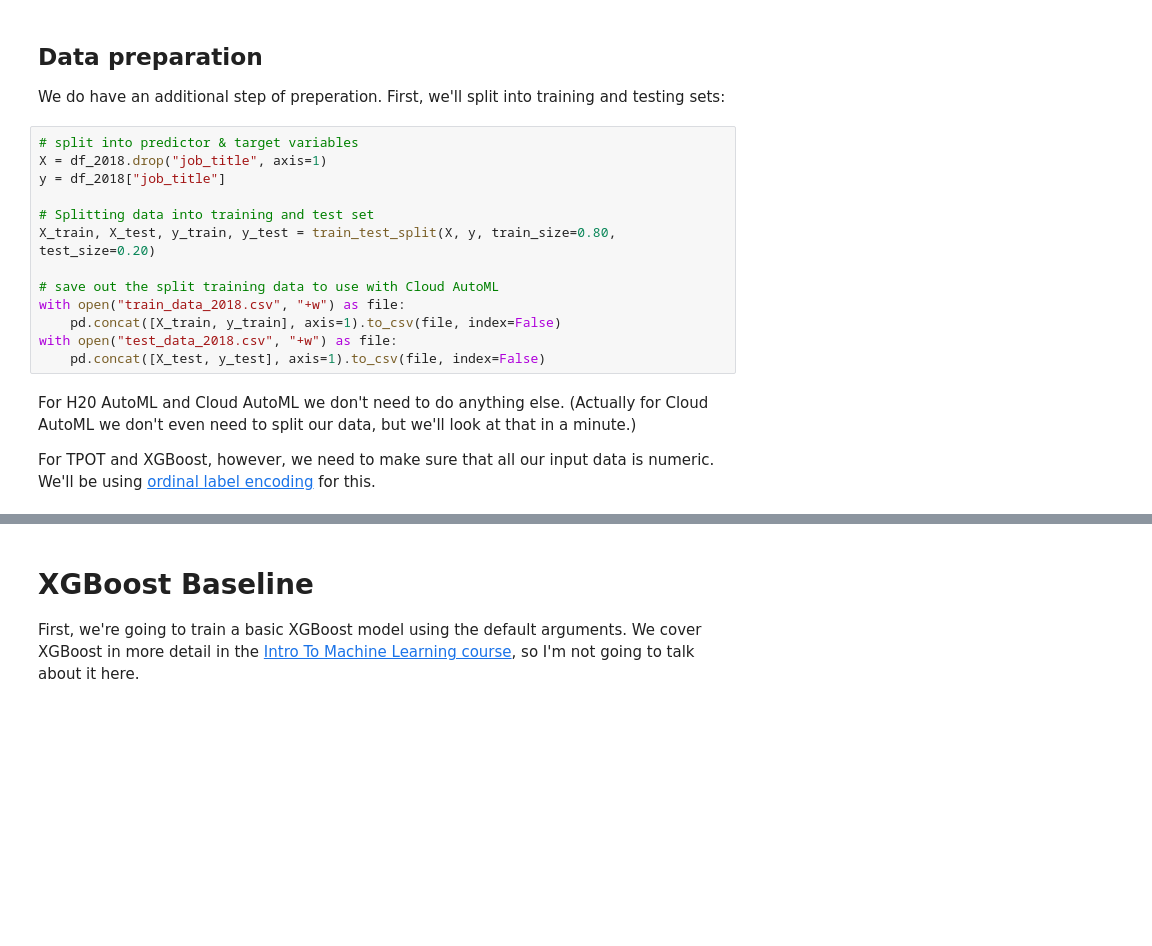
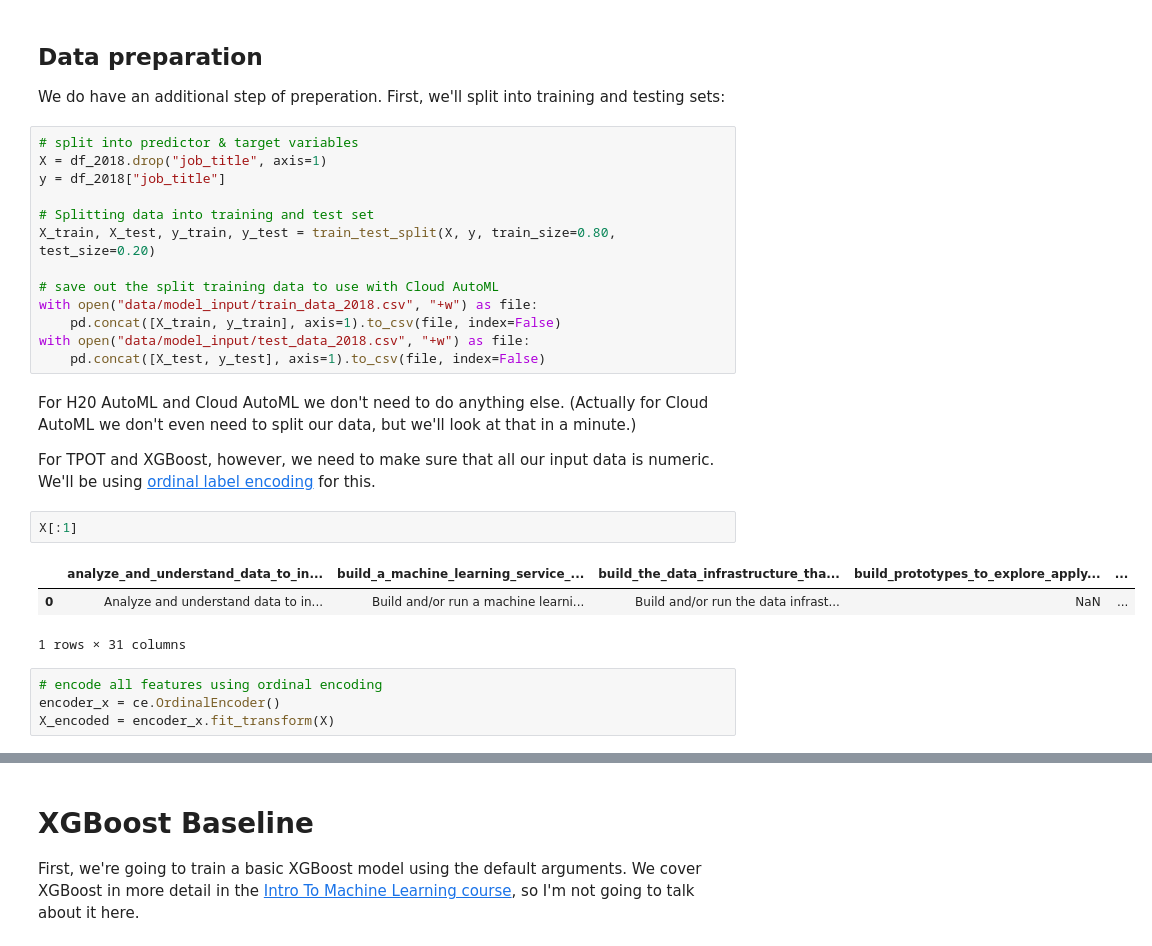
Before and after one commit to huli/practical-model-evaluation, a Jupyter notebook: practical-model-evaluation-day-2.ipynb, the cells around one changed output, grey strips where cells are left out. Cells and saved outputs as stored; diff of their text form; blank space fills up the shorter version.

Commit message:
feat: create baseline model and prepare cloud automl

```diff
--- a/practical-model-evaluation-day-2.ipynb
+++ b/practical-model-evaluation-day-2.ipynb
@@ -54,11 +54,21 @@ y = df_2018["job_title"]
 X_train, X_test, y_train, y_test = train_test_split(X, y, train_size=0.80, test_size=0.20)
 
 # save out the split training data to use with Cloud AutoML
-with open("train_data_2018.csv", "+w") as file:
+with open("data/model_input/train_data_2018.csv", "+w") as file:
     pd.concat([X_train, y_train], axis=1).to_csv(file, index=False)
-with open("test_data_2018.csv", "+w") as file:
+with open("data/model_input/test_data_2018.csv", "+w") as file:
     pd.concat([X_test, y_test], axis=1).to_csv(file, index=False)
 # %% [markdown]
 For H20 AutoML and Cloud AutoML we don't need to do anything else. (Actually for Cloud AutoML we don't even need to split our data, but we'll look at that in a minute.)
 
 For TPOT and XGBoost, however, we need to make sure that all our input data is numeric. We'll be using [ordinal label encoding](https://contrib.scikit-learn.org/categorical-encoding/ordinal.html) for this.
+# %%
+X[:1]
+# %% [output]
+|  | analyze_and_understand_data_to_in... | build_a_machine_learning_service_... | build_the_data_infrastructure_tha... | build_prototypes_to_explore_apply... | ... |
+| 0 | Analyze and understand data to in... | Build and/or run a machine learni... | Build and/or run the data infrast... | NaN | ... |
+1 rows × 31 columns
+# %%
+# encode all features using ordinal encoding
+encoder_x = ce.OrdinalEncoder()
+X_encoded = encoder_x.fit_transform(X)
```
Also changed, not shown: parts of 3 cells of this notebook, 2 other files.
